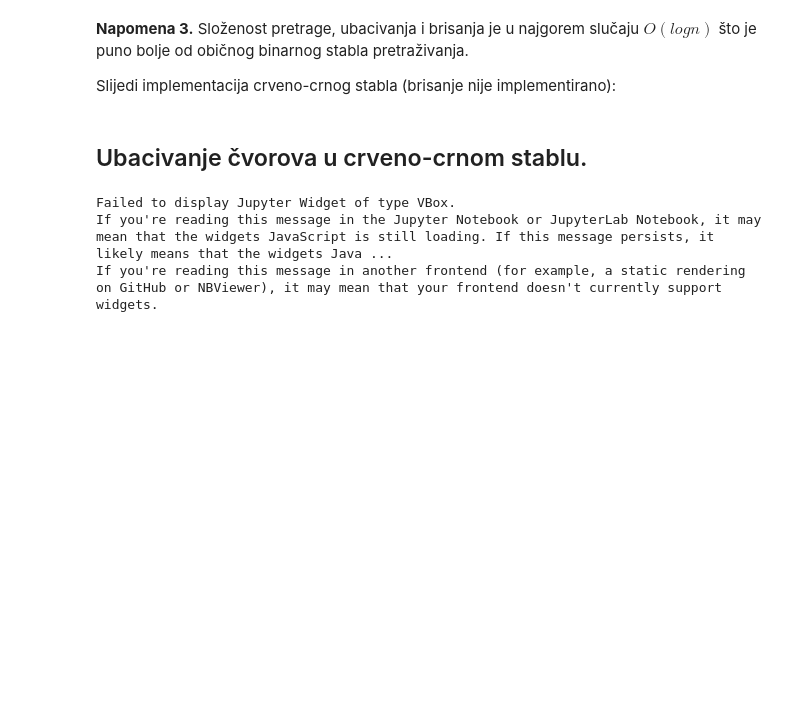
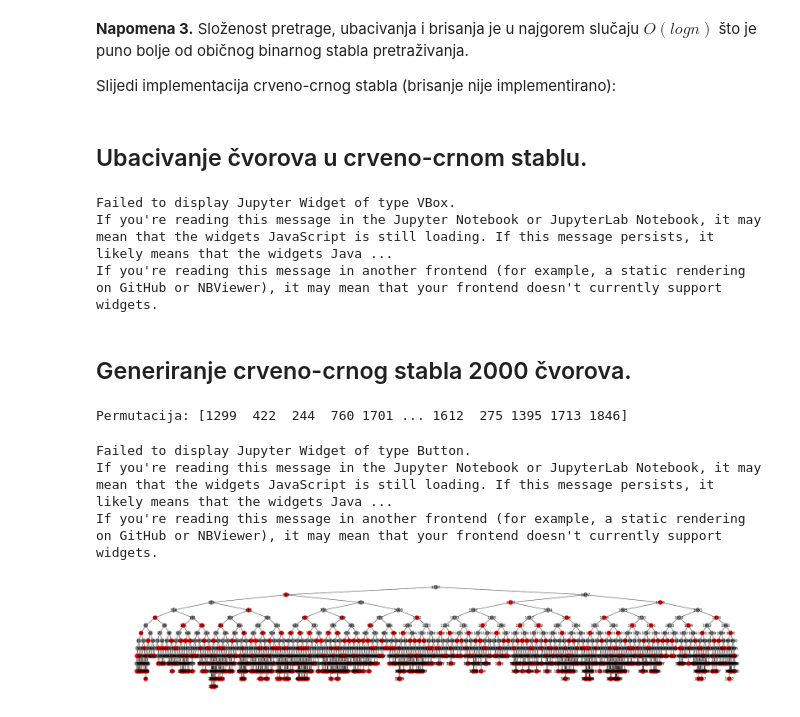
Before and after one commit to Shahra/Matematicki-Softver, a Jupyter notebook: 1. Domaća Zadaća.ipynb, the cells around one changed output. Saved outputs shown, nothing was run; the diff lists cells and outputs as text; code cells hidden in the pictures; blank space fills up the shorter version.

Commit message:
Interaktivni widgeti za generiranje crveno-crnog stabla sa 2000 čvorova te za generiranje binarnog stabla pretraživanja sa 2000 čvorova.

```diff
--- a/1. Domaća Zadaća.ipynb
+++ b/1. Domaća Zadaća.ipynb
@@ -429,3 +429,30 @@ display(menu)
 Failed to display Jupyter Widget of type VBox.
 If you're reading this message in the Jupyter Notebook or JupyterLab Notebook, it may mean that the widgets JavaScript is still loading. If this message persists, it likely means that the widgets Java ...
 If you're reading this message in another frontend (for example, a static rendering on GitHub or NBViewer), it may mean that your frontend doesn't currently support widgets.
+# %% [markdown]
+## Generiranje crveno-crnog stabla 2000 čvorova.
+# %%
+import numpy as np
+np.set_printoptions(threshold = 30, edgeitems = 5)
+rbt = RedBlackTree()
+permutation = np.random.permutation(2000)
+def on_generate_clicked(b):
+    np.random.shuffle(permutation)
+    rbt.clear()
+    clear_output()
+    print("Permutacija: " + str(permutation))
+    display(generate_button)
+    np.random.shuffle(permutation)
+    for i in permutation:
+        rbt.insert(i)
+    rbt.drawTree()
+
+generate_button = Button(description='Generiraj', layout=Layout(width='50%', height='100%'))
+generate_button.on_click(on_generate_clicked)
+display(generate_button)
+# %% [output]
+Permutacija: [1299  422  244  760 1701 ... 1612  275 1395 1713 1846]
+Failed to display Jupyter Widget of type Button.
+If you're reading this message in the Jupyter Notebook or JupyterLab Notebook, it may mean that the widgets JavaScript is still loading. If this message persists, it likely means that the widgets Java ...
+If you're reading this message in another frontend (for example, a static rendering on GitHub or NBViewer), it may mean that your frontend doesn't currently support widgets.
+[figure, added]
```
Also changed, not shown: parts of 2 cells of this notebook.
